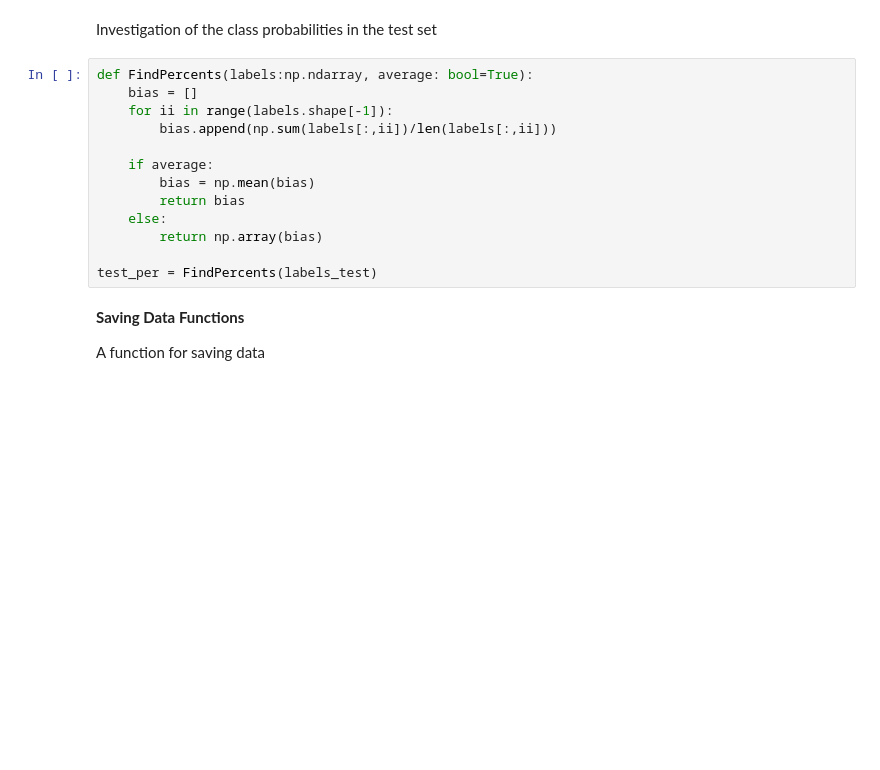
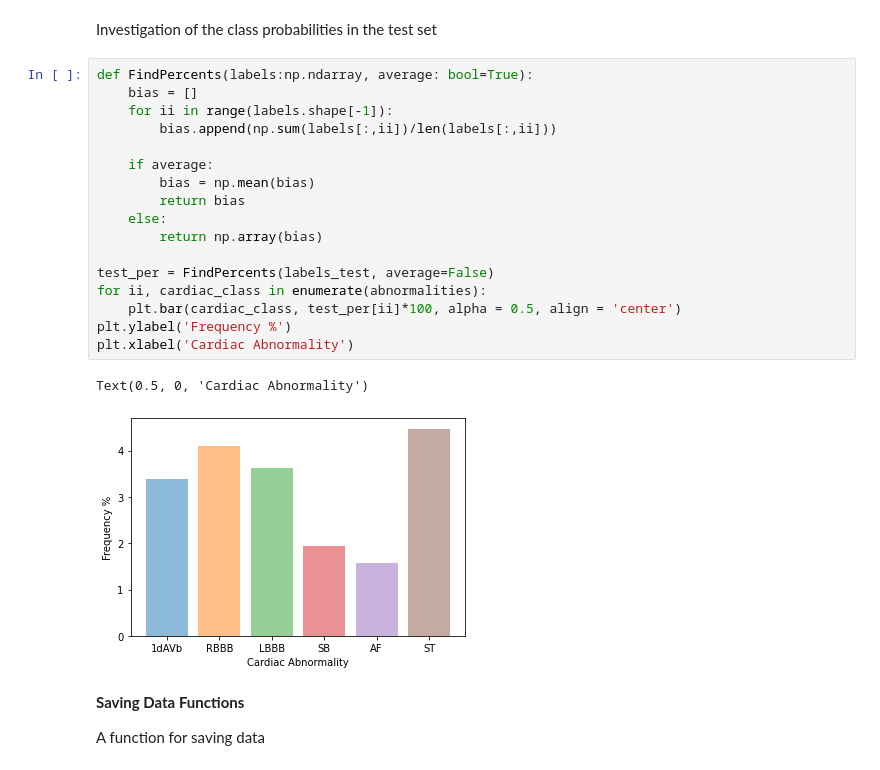
Before and after one commit to ahart97/ECG_Diagnosis, a Jupyter notebook: ECG_Diagnosis.ipynb, the cells around one changed output. Saved outputs shown, nothing was run; the diff lists cells and outputs as text; blank space fills up the shorter version.

```diff
--- a/ECG_Diagnosis.ipynb
+++ b/ECG_Diagnosis.ipynb
@@ -50,16 +52,23 @@ Investigation of the class probabilities in the test set
 # %%
 def FindPercents(labels:np.ndarray, average: bool=True):
     bias = []
     for ii in range(labels.shape[-1]):
         bias.append(np.sum(labels[:,ii])/len(labels[:,ii]))
 
     if average:
         bias = np.mean(bias)
         return bias
     else:
         return np.array(bias)
 
-test_per = FindPercents(labels_test)
+test_per = FindPercents(labels_test, average=False)
+for ii, cardiac_class in enumerate(abnormalities):
+    plt.bar(cardiac_class, test_per[ii]*100, alpha = 0.5, align = 'center')
+plt.ylabel('Frequency %')
+plt.xlabel('Cardiac Abnormality')
+# %% [output]
+Text(0.5, 0, 'Cardiac Abnormality')
+[figure, added]
 # %% [markdown]
 **Saving Data Functions**
 
```
Also changed, not shown: parts of 4 cells of this notebook.
